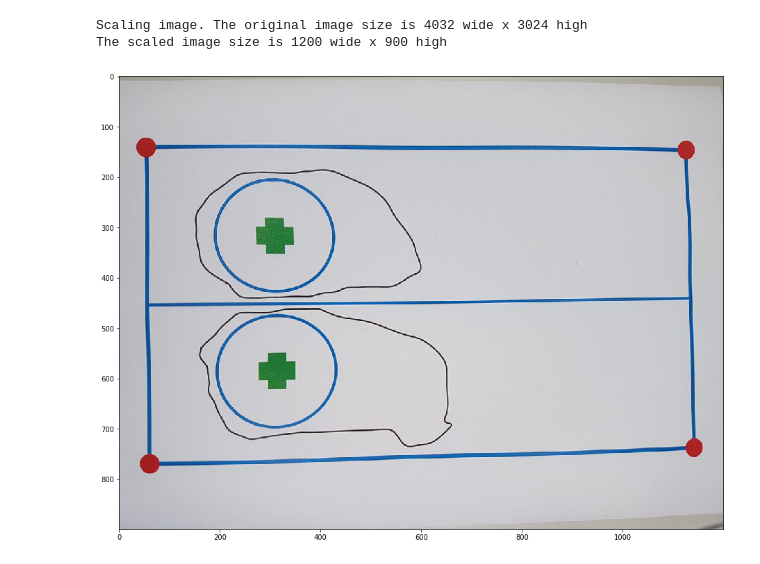
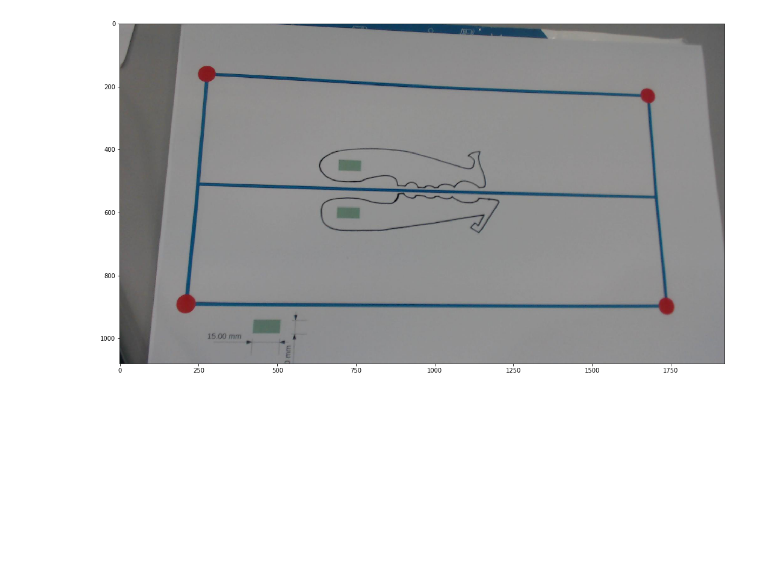
Before and after one commit to cybathlon-at-school/planvec, a Jupyter notebook: notebooks/img_vectorization.ipynb, the cells around one changed output. Cells and saved outputs as stored; diff of their text form; code cells hidden in the pictures; blank space fills up the shorter version.

```diff
--- a/notebooks/img_vectorization.ipynb
+++ b/notebooks/img_vectorization.ipynb
@@ -41,7 +18,7 @@ from planvec.common import PROJECT_ROOT_PATH
 ASSETS_DIR      = os.path.join(PROJECT_ROOT_PATH, 'test', 'assets')
 INPUT_IMAGE     = 'gripper_foto.jpg'
 INPUT_IMAGE     = 'scaled.jpg'
-INPUT_IMAGE     = 'foto.jpg'
+INPUT_IMAGE     = 'img_1080.jpeg'
 OUTPUT_PDF_NAME = 'sample_output.pdf'
 
 input_img = planvec.io.read_img(ASSETS_DIR, INPUT_IMAGE, to_bgr=True)
@@ -50,16 +27,12 @@ img = img_proc.copy_img(input_img)  # Perform processing on image copy to keep o
 #img = img_proc.rectify_wrt_red_dots(img, (1200, 700), verbose=True, show_plot=True)
 # %%
 planvec.io.scale_image(os.path.join(ASSETS_DIR, INPUT_IMAGE), os.path.join(ASSETS_DIR, 'scaled.jpg'), width=1200)
-# %% [output]
-Scaling image. The original image size is 4032 wide x 3024 high
-The scaled image size is 1200 wide x 900 high
 # %%
 # Input image
-INPUT_IMAGE     = 'scaled.jpg'
 input_img = planvec.io.read_img(ASSETS_DIR, INPUT_IMAGE, to_bgr=True)
 planvec.vizualization.imshow(input_img, axis='on', figsize=(18,12), img_space='BGR')
 # %% [output]
-[figure, old version]
+[figure, new version]
 # %%
 #planvec.vizualization.imshow(img, axis='on', figsize=(10, 10), img_space='BGR')
 
```
Also changed, not shown: parts of 12 cells of this notebook, 6 other files.
